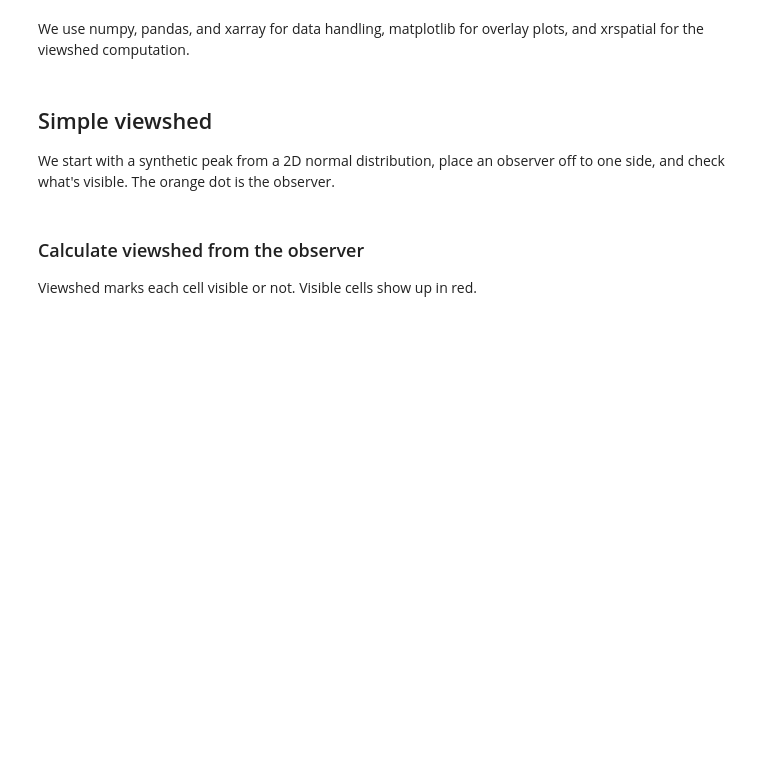
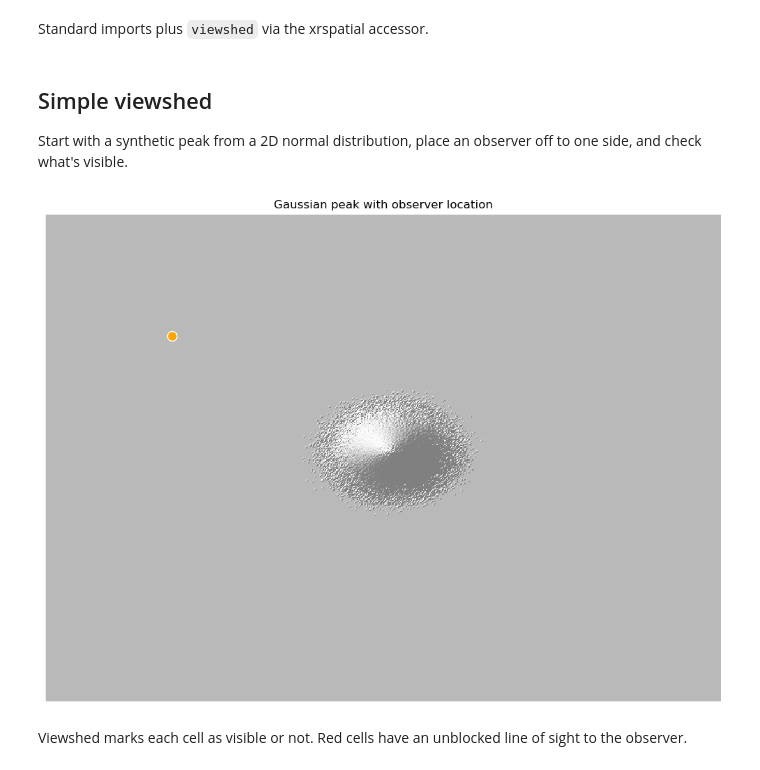
Before and after one commit to makepath/xarray-spatial, a Jupyter notebook: examples/user_guide/31_Viewshed.ipynb, the cells around one changed output. Drawn from its saved outputs; the diff is of its cells as text; code cells hidden in the pictures; blank space fills up the shorter version.

Commit message:
Refactor viewshed user guide notebook

```diff
--- a/examples/user_guide/31_Viewshed.ipynb
+++ b/examples/user_guide/31_Viewshed.ipynb
@@ -15,5 +17,5 @@ You'll calculate viewshed from observer points on two terrains, then map out wha
 # %% [markdown]
-We use numpy, pandas, and xarray for data handling, matplotlib for overlay plots, and xrspatial for the viewshed computation.
+Standard imports plus `viewshed` via the xrspatial accessor.
 # %%
 import numpy as np
 import pandas as pd
@@ -26,43 +29,47 @@ import xrspatial
 # %% [markdown]
 ## Simple viewshed
 
-We start with a synthetic peak from a 2D normal distribution, place an observer off to one side, and check what's visible. The orange dot is the observer.
+Start with a synthetic peak from a 2D normal distribution, place an observer off to one side, and check what's visible.
 # %%
 W = 800
 H = 600
 
 OBSERVER_X = -12.5
 OBSERVER_Y = 10
 
 x_range = (-20, 20)
 y_range = (-20, 20)
 
+rng = np.random.default_rng(42)
 normal_df = pd.DataFrame({
-   'x': np.random.normal(.5, 1, 10000000),
-   'y': np.random.normal(.5, 1, 10000000)
+   'x': rng.normal(0.5, 1, 10_000_000),
+   'y': rng.normal(0.5, 1, 10_000_000),
 })
 
 counts, xedges, yedges = np.histogram2d(
     normal_df['x'].values, normal_df['y'].values,
-    bins=[W, H], range=[list(x_range), list(y_range)]
+    bins=[W, H], range=[list(x_range), list(y_range)],
 )
 normal_agg = xr.DataArray(
     counts.T.astype('float64'),
     dims=['y', 'x'],
     coords={
         'y': (yedges[:-1] + yedges[1:]) / 2,
         'x': (xedges[:-1] + xedges[1:]) / 2,
-    }
+    },
 )
 
 normal_illuminated = normal_agg.xrs.hillshade()
 
 fig, ax = plt.subplots(figsize=(10, 7.5))
-normal_illuminated.plot.imshow(ax=ax, cmap='gray', alpha=128/255, add_colorbar=False)
+normal_illuminated.plot.imshow(ax=ax, cmap='gray', alpha=0.5, add_colorbar=False)
 ax.scatter([OBSERVER_X], [OBSERVER_Y], c='orange', s=100, zorder=5, edgecolors='white')
+ax.set_title('Gaussian peak with observer location')
 ax.set_axis_off()
+plt.tight_layout()
+plt.show()
+# %% [output]
+[figure, added]
 # %% [markdown]
-### Calculate viewshed from the observer
-
-Viewshed marks each cell visible or not. Visible cells show up in red.
+Viewshed marks each cell as visible or not. Red cells have an unblocked line of sight to the observer.
 # %%
```
Also changed, not shown: parts of 12 cells of this notebook, 1 other file.
